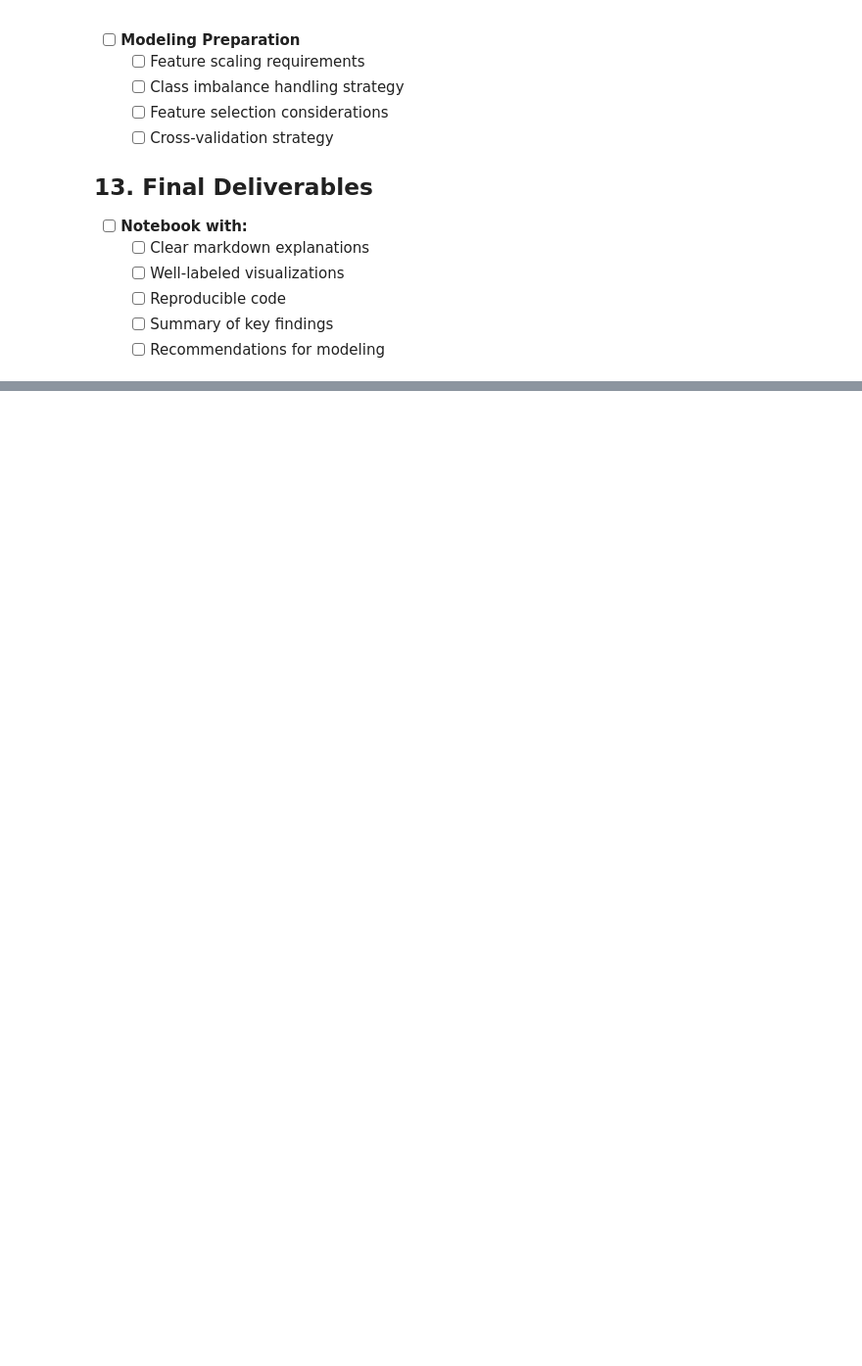
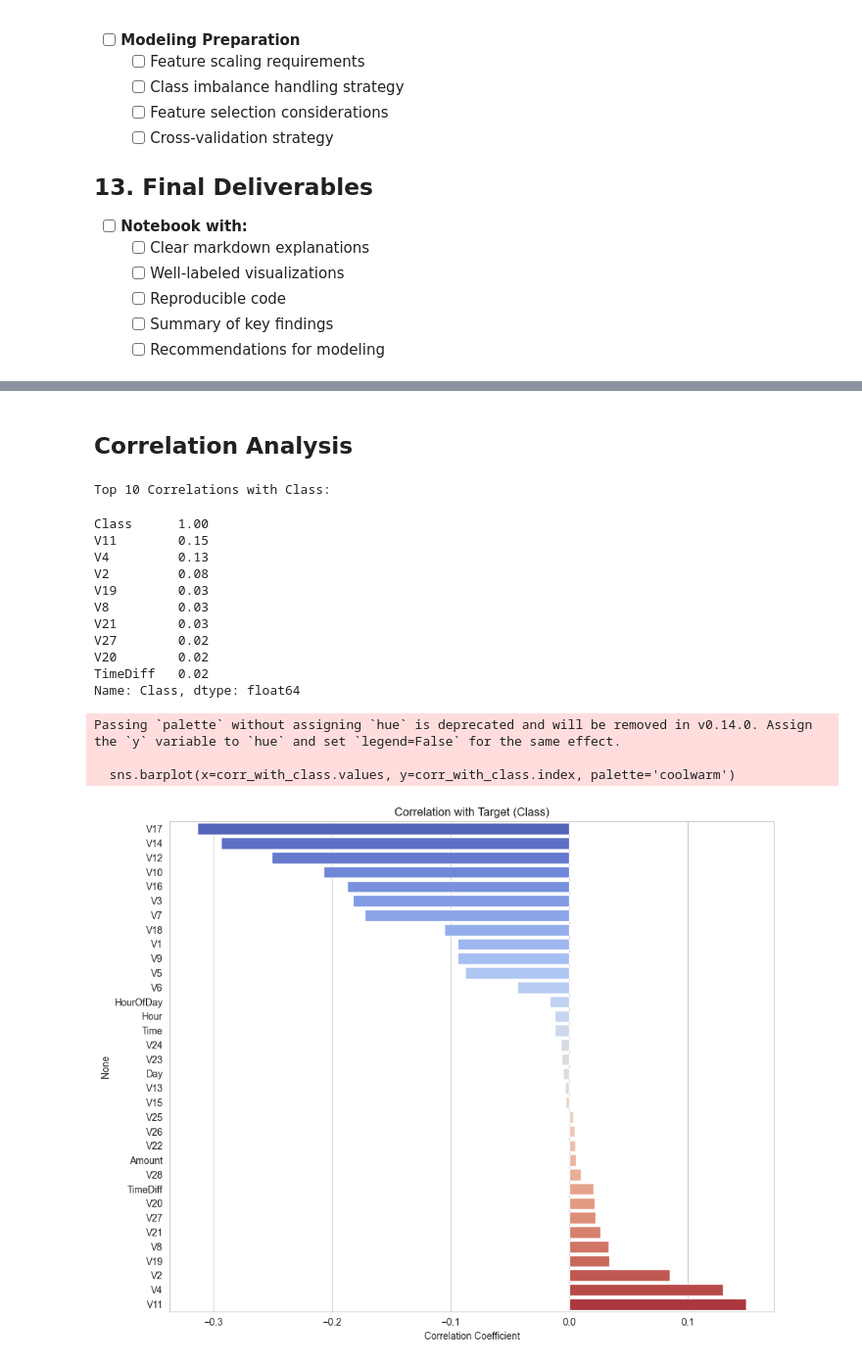
Before and after one commit to soltsega/Week-5_Fraud_Detection, a Jupyter notebook: fraud-detection/notebooks/eda-creditcard.ipynb, the cells around one changed output, grey strips where cells are left out. Shown at 98% size. Saved outputs shown, nothing was run; the diff lists cells and outputs as text; code cells hidden in the pictures; blank space fills up the shorter version.

```diff
--- a/fraud-detection/notebooks/eda-creditcard.ipynb
+++ b/fraud-detection/notebooks/eda-creditcard.ipynb
@@ -146,0 +642,53 @@ plt.show()
+# %% [markdown]
+## Correlation Analysis
+# %%
+# 1. Select only numeric columns for correlation
+numeric_cols = df.select_dtypes(include=['float64', 'int64']).columns
+corr_matrix = df[numeric_cols].corr()
+
+# 2. Correlation with target (Class)
+print("Top 10 Correlations with Class:")
+display(corr_matrix['Class'].sort_values(ascending=False).head(10))
+
+# 3. Visualize correlation with target
+plt.figure(figsize=(10, 8))
+corr_with_class = corr_matrix['Class'].drop('Class').sort_values()
+sns.barplot(x=corr_with_class.values, y=corr_with_class.index, palette='coolwarm')
+plt.title('Correlation with Target (Class)')
+plt.xlabel('Correlation Coefficient')
+plt.tight_layout()
+plt.show()
+
+# 4. Focus on top 10 features most correlated with Class
+top_features = corr_matrix['Class'].abs().sort_values(ascending=False).index[1:11]  # Exclude Class itself
+plt.figure(figsize=(10, 8))
+sns.heatmap(df[top_features].corr(), annot=True, cmap='coolwarm',
+            vmin=-1, vmax=1, center=0, fmt='.2f')
+plt.title('Correlation Heatmap of Top 10 Features')
+plt.tight_layout()
+plt.show()
+
+# 5. Scatter plots for top 3 correlated features
+top_3 = corr_matrix['Class'].abs().sort_values(ascending=False).index[1:4]
+if len(top_3) >= 2:
+    sns.pairplot(df.sample(1000), vars=top_3, hue='Class',
+                plot_kws={'alpha':0.6}, corner=True)
+    plt.suptitle('Pairplot of Top 3 Most Correlated Features', y=1.02)
+    plt.show()
+# %% [output]
+Top 10 Correlations with Class:
+Class      1.00
+V11        0.15
+V4         0.13
+V2         0.08
+V19        0.03
+V8         0.03
+V21        0.03
+V27        0.02
+V20        0.02
+TimeDiff   0.02
+Name: Class, dtype: float64
+Passing `palette` without assigning `hue` is deprecated and will be removed in v0.14.0. Assign the `y` variable to `hue` and set `legend=False` for the same effect.
+
+  sns.barplot(x=corr_with_class.values, y=corr_with_class.index, palette='coolwarm')
+[figure, added]
```
Also changed, not shown: parts of 31 cells of this notebook.
